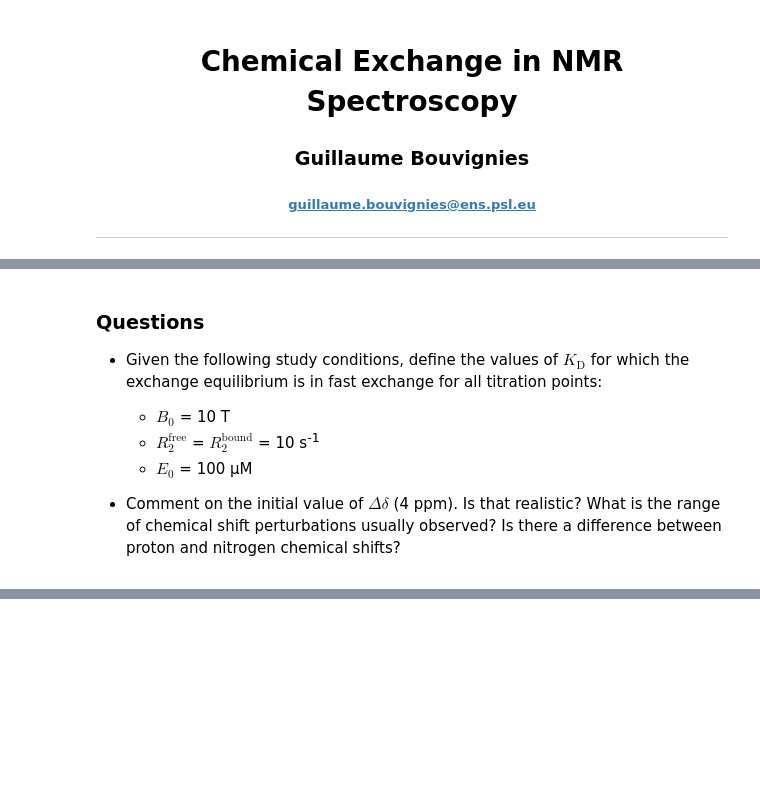
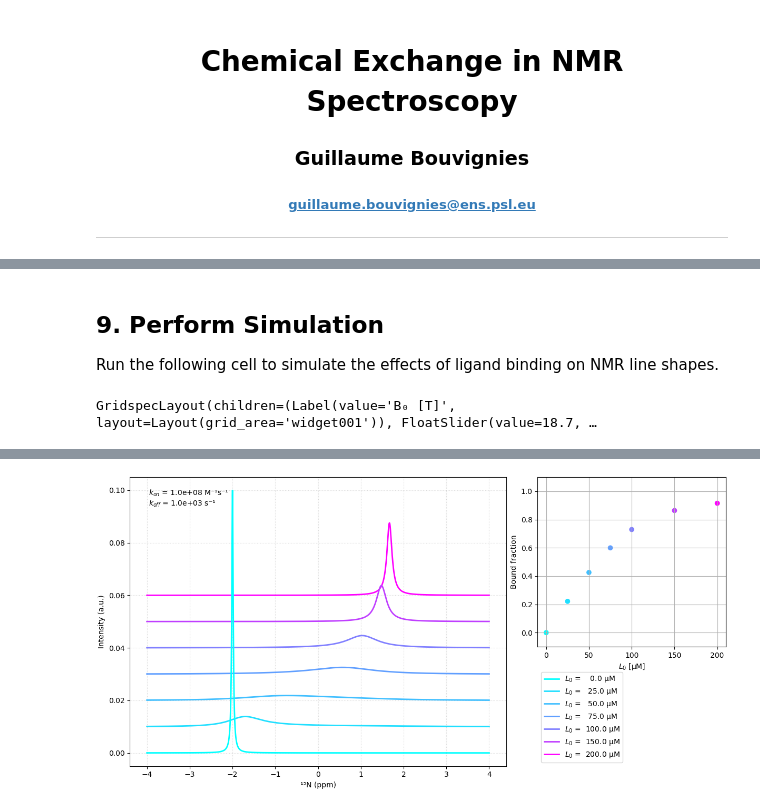
Before and after one commit to gbouvignies/exchange-1d-spectra, a Jupyter notebook: notebook.ipynb, the cells around one changed output, grey strips where cells are left out. Cells and saved outputs as stored; diff of their text form; code cells hidden in the pictures; blank space fills up the shorter version.

```diff
--- a/notebook.ipynb
+++ b/notebook.ipynb
@@ -544,10 +410,69 @@ GridspecLayout(children=(Label(value='B0 [T]', layout=Layout(grid_area='widget00
-# %% [markdown]
-### Questions
-
-- Given the following study conditions, define the values of $K_\text{D}$ for which the exchange equilibrium is in fast exchange for all titration points:
-
-  - $B_0$ = 10 T
-  - $R_2^\text{free}$ = $R_2^\text{bound}$ = 10 s<sup>-1</sup>
-  - $E_0$ = 100 µM
-
-- Comment on the initial value of $\Delta \delta$ (4 ppm). Is that realistic? What is the range of chemical shift perturbations usually observed? Is there a difference between proton and nitrogen chemical shifts?
+# %% [markdown]
+## 9. Perform Simulation
+
+Run the following cell to simulate the effects of ligand binding on NMR line shapes.
+# %%
+%matplotlib widget
+
+import ipywidgets as widgets
+import matplotlib.pyplot as plt
+from simulator import plot_binding_titration
+
+# --- Create plot and widgets (this part remains the same) ---
+fig, axd = plt.subplot_mosaic(
+    [
+        ["spectra", "spectra", "fraction"],
+        ["spectra", "spectra", "fraction"],
+        ["spectra", "spectra", "legend"],
+    ],
+    layout="constrained",
+    figsize=(12, 6),
+)
+
+b0_slider = widgets.FloatSlider(value=18.7, min=0.0, max=30.0, step=0.1)
+lmax_slider = widgets.FloatLogSlider(value=2e2, min=0, max=3, step=0.01)
+kd_slider = widgets.FloatLogSlider(value=1e1, min=-3, max=3, step=0.01)
+kon_slider = widgets.FloatLogSlider(value=1e8, min=4, max=9, step=0.01)
+δfree_slider = widgets.FloatSlider(value=-2.0, min=-7.5, max=7.5, step=0.1)
+δbound_slider = widgets.FloatSlider(value=2.0, min=-7.5, max=7.5, step=0.1)
+r2free_slider = widgets.FloatSlider(value=10.0, min=0.0, max=100.0, step=0.1)
+r2bound_slider = widgets.FloatSlider(value=10.0, min=0.0, max=100.0, step=0.1)
+
+# --- UI Layout (this part remains the same) ---
+grid = widgets.GridspecLayout(4, 4)
+grid[0, 0] = widgets.Label("B₀ [T]")
+grid[0, 1] = b0_slider
+grid[0, 2] = widgets.Label("Lₘₐₓ [μM]")
+grid[0, 3] = lmax_slider
+grid[1, 0] = widgets.Label("Kᴅ [μM]")
+grid[1, 1] = kd_slider
+grid[1, 2] = widgets.Label("kₒₙ [M⁻¹s⁻¹]")
+grid[1, 3] = kon_slider
+grid[2, 0] = widgets.Label("δ(free) [ppm]")
+grid[2, 1] = δfree_slider
+grid[2, 2] = widgets.Label("δ(bound) [ppm]")
+grid[2, 3] = δbound_slider
+grid[3, 0] = widgets.Label("R₂(free) [s⁻¹]")
+grid[3, 1] = r2free_slider
+grid[3, 2] = widgets.Label("R₂(bound) [s⁻¹]")
+grid[3, 3] = r2bound_slider
+
+# --- Link UI to the plotting function from the module ---
+# The lambda function passes the dictionary of axes objects.
+out = widgets.interactive_output(
+    lambda **kwargs: plot_binding_titration(axd, **kwargs),
+    {
+        "b0": b0_slider,
+        "lmax_um": lmax_slider,
+        "kd_um": kd_slider,
+        "kon": kon_slider,
+        "δfree": δfree_slider,
+        "δbound": δbound_slider,
+        "r2free": r2free_slider,
+        "r2bound": r2bound_slider,
+    },
+)
+
+display(grid, out)
+# %% [output]
+GridspecLayout(children=(Label(value='B₀ [T]', layout=Layout(grid_area='widget001')), FloatSlider(value=18.7, …
@@ -553,0 +480 @@ GridspecLayout(children=(Label(value='B0 [T]', layout=Layout(grid_area='widget00
+[figure, added]
```
Also changed, not shown: parts of 14 cells of this notebook, 1 other file.
